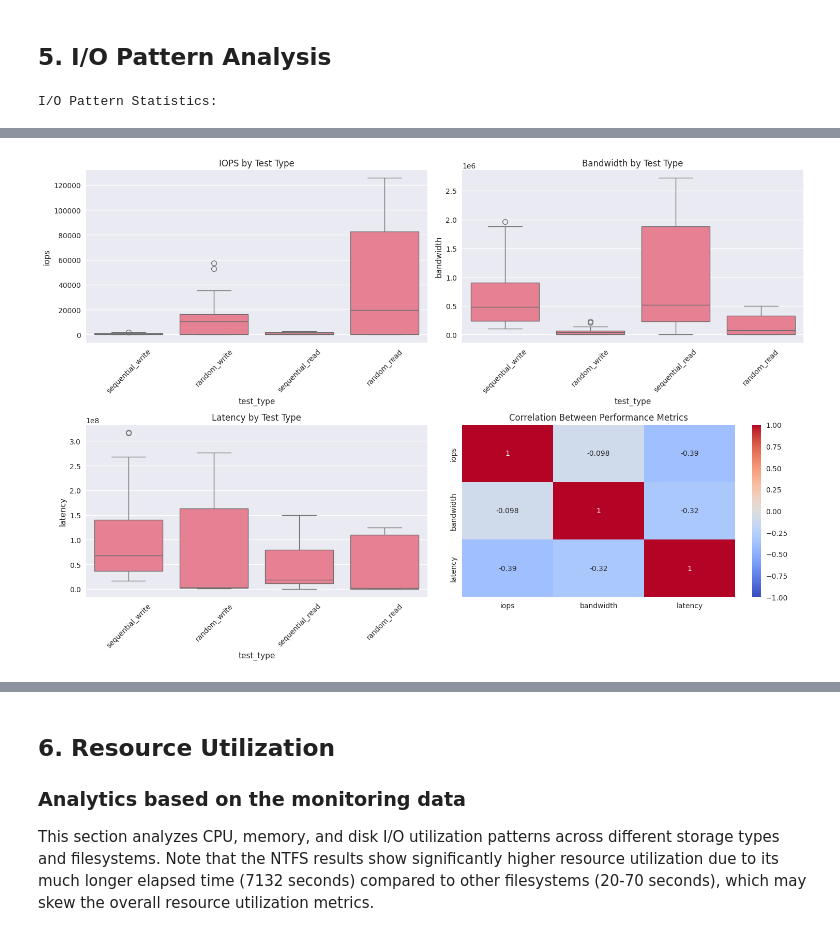
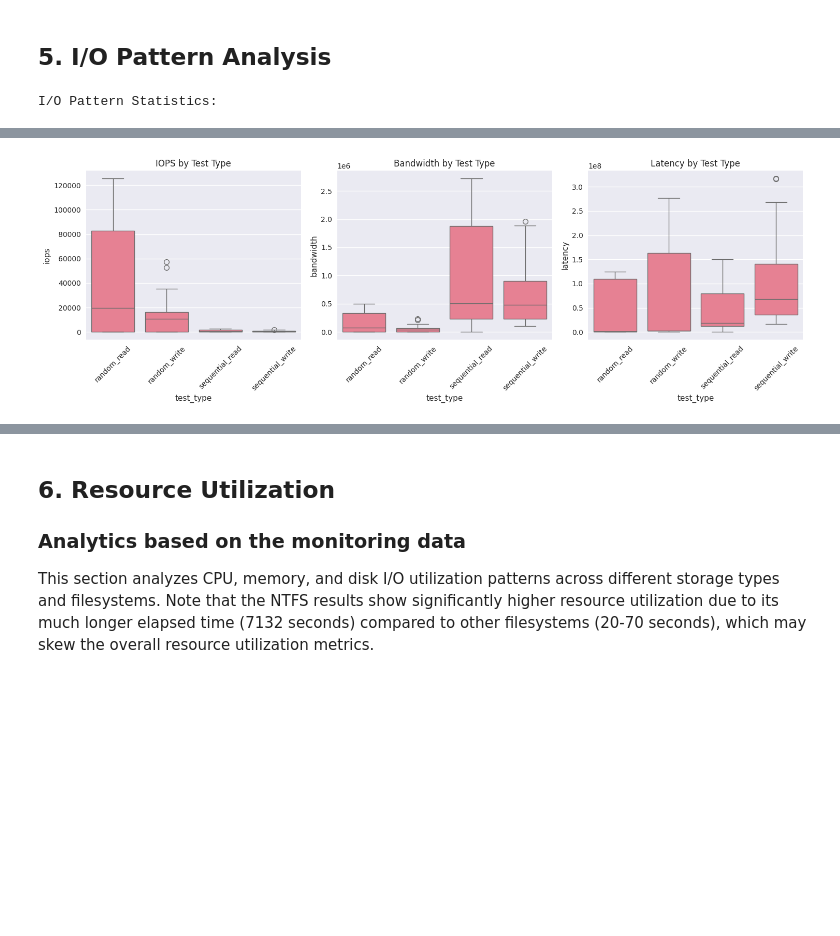
Before and after one commit to shahabafshar/LucidBench, a Jupyter notebook: analysis/benchmark_analysis_concise.ipynb, the cells around one changed output, grey strips where cells are left out. Cells and saved outputs as stored; diff of their text form; code cells hidden in the pictures; blank space fills up the shorter version.

```diff
--- a/analysis/benchmark_analysis_concise.ipynb
+++ b/analysis/benchmark_analysis_concise.ipynb
@@ -182,6 +183,8 @@ for metric in ['iops', 'bandwidth', 'latency']:
 # %% [markdown]
 ## 4. Filesystem Comparison <a name="filesystem-analysis"></a>
 # %%
+df=df.sort_values('filesystem')
+
 def analyze_filesystem_performance(df):
     """Analyze filesystem performance across different test types."""
     # Create pivot table for each metric
@@ -270,51 +273,94 @@ def analyze_io_patterns(df):
     # Group by test type and calculate statistics
     io_stats = df.groupby('test_type').agg({
         'iops': ['mean', 'std', 'min', 'max'],
         'bandwidth': ['mean', 'std', 'min', 'max'],
         'latency': ['mean', 'std', 'min', 'max']
     }).round(2)
 
     print("\nI/O Pattern Statistics:")
     display(io_stats)
 
-    # Plot I/O patterns
-    fig, axes = plt.subplots(2, 2, figsize=(15, 10))
+    # Create a single row of 3 plots
+    fig, axes = plt.subplots(1, 3, figsize=(15, 5))
 
     # IOPS by test type
-    sns.boxplot(data=df, x='test_type', y='iops', ax=axes[0,0])
-    axes[0,0].set_title('IOPS by Test Type')
-    axes[0,0].set_xticks(range(len(df['test_type'].unique())))
-    axes[0,0].set_xticklabels(df['test_type'].unique(), rotation=45)
+    sns.boxplot(data=df, x='test_type', y='iops', ax=axes[0])
+    axes[0].set_title('IOPS by Test Type')
+    axes[0].set_xticks(range(len(df['test_type'].unique())))
+    axes[0].set_xticklabels(df['test_type'].unique(), rotation=45)
 
     # Bandwidth by test type
-    sns.boxplot(data=df, x='test_type', y='bandwidth', ax=axes[0,1])
-    axes[0,1].set_title('Bandwidth by Test Type')
-    axes[0,1].set_xticks(range(len(df['test_type'].unique())))
-    axes[0,1].set_xticklabels(df['test_type'].unique(), rotation=45)
+    sns.boxplot(data=df, x='test_type', y='bandwidth', ax=axes[1])
+    axes[1].set_title('Bandwidth by Test Type')
+    axes[1].set_xticks(range(len(df['test_type'].unique())))
+    axes[1].set_xticklabels(df['test_type'].unique(), rotation=45)
 
     # Latency by test type
-    sns.boxplot(data=df, x='test_type', y='latency', ax=axes[1,0])
-    axes[1,0].set_title('Latency by Test Type')
-    axes[1,0].set_xticks(range(len(df['test_type'].unique())))
-    axes[1,0].set_xticklabels(df['test_type'].unique(), rotation=45)
-
-    # Create a more meaningful visualization showing relationship between metrics
-    # Use a heatmap to show correlation between key performance metrics
-    correlation = df[['iops', 'bandwidth', 'latency']].corr()
-    sns.heatmap(correlation, annot=True, cmap='coolwarm', vmin=-1, vmax=1, ax=axes[1,1])
-    axes[1,1].set_title('Correlation Between Performance Metrics')
+    sns.boxplot(data=df, x='test_type', y='latency', ax=axes[2])
+    axes[2].set_title('Latency by Test Type')
+    axes[2].set_xticks(range(len(df['test_type'].unique())))
+    axes[2].set_xticklabels(df['test_type'].unique(), rotation=45)
 
     plt.tight_layout()
     plt.show()
 
 analyze_io_patterns(df)
+
+def plot_correlation_trellis(df, group_by='storage_type', figsize=(15, 5), n_cols=4, n_rows=3):
+    """
+    Create a trellis plot showing correlation matrices grouped by either storage type or filesystem.
+
+    Args:
+        df: DataFrame containing the data
+        group_by: Column to group by ('storage_type' or 'filesystem')
+        figsize: Tuple of (width, height) for the figure
+        n_cols: Number of columns for filesystem plot (only used when group_by='filesystem')
+        n_rows: Number of rows for filesystem plot (only used when group_by='filesystem')
+    """
+    groups = df[group_by].unique()
+
+    if group_by == 'storage_type':
+        fig, axes = plt.subplots(1, len(groups), figsize=figsize)
+    else:  # filesystem
+        fig, axes = plt.subplots(n_rows, n_cols, figsize=figsize)
+        axes = axes.flatten()
+
+    for idx, group in enumerate(groups):
+        # Filter data for current group
+        group_df = df[df[group_by] == group]
+
+        # Calculate correlation matrix
+        correlation = group_df[['iops', 'bandwidth', 'latency']].corr()
+
+        # Create heatmap
+        sns.heatmap(correlation,
+                   annot=True,
+                   cmap='coolwarm',
+                   vmin=-1,
+                   vmax=1,
+                   ax=axes[idx],
+                   fmt='.2f')
+        axes[idx].set_title(f'Correlation Matrix - {group}')
+
+    # Hide unused subplots for filesystem plot
+    if group_by == 'filesystem':
+        for idx in range(len(groups), len(axes)):
+            axes[idx].set_visible(False)
+
+    plt.tight_layout()
+    plt.show()
+
+# Plot all correlation matrices
+plot_correlation_trellis(df)  # Overall
+plot_correlation_trellis(df, group_by='storage_type')  # By storage type
+plot_correlation_trellis(df, group_by='filesystem', figsize=(20, 12))  # By filesystem
 # %% [output]
 I/O Pattern Statistics:
 |  | iops |  |  |  | bandwidth |  |  |  | latency |  |  | ... |
 |  | mean | std | min | max | mean | std | min | max | mean | std | min | ... |
 | test_type |  |  |  |  |  |  |  |  |  |  |  | ... |
 | random_read | 42426.36 | 47169.54 | 257.37 | 125547.89 | 169705.00 | 188678.13 | 1029.0 | 502191.0 | 3.392246e+07 | 5.348442e+07 | 254012.28 | ... |
 | random_write | 14546.37 | 17550.69 | 115.18 | 57563.46 | 58185.10 | 70202.60 | 460.0 | 230253.0 | 9.132045e+07 | 1.119830e+08 | 554805.46 | ... |
 | sequential_read | 1041.52 | 1047.36 | 0.00 | 2656.29 | 1066514.10 | 1072498.11 | 0.0 | 2720041.0 | 5.514969e+07 | 5.533024e+07 | 0.00 | ... |
 | sequential_write | 685.42 | 584.35 | 100.09 | 1913.12 | 701863.43 | 598375.13 | 102495.0 | 1959039.0 | 1.019477e+08 | 9.465585e+07 | 16701543.24 | ... |
-[figure, old version]
+[figure, new version]
```
Also changed, not shown: parts of 6 cells of this notebook, 1 other file.
